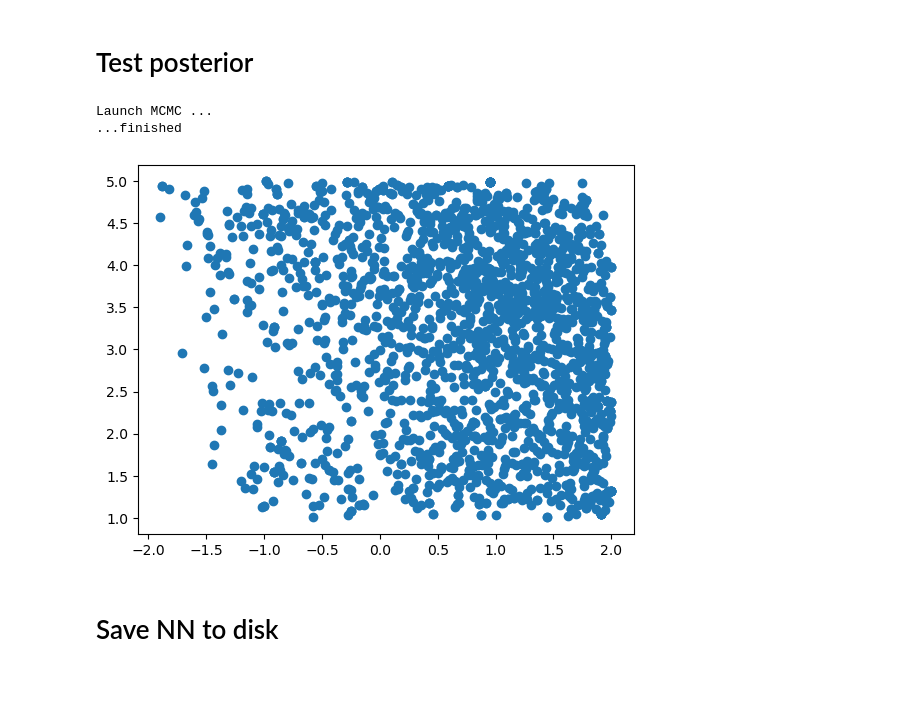
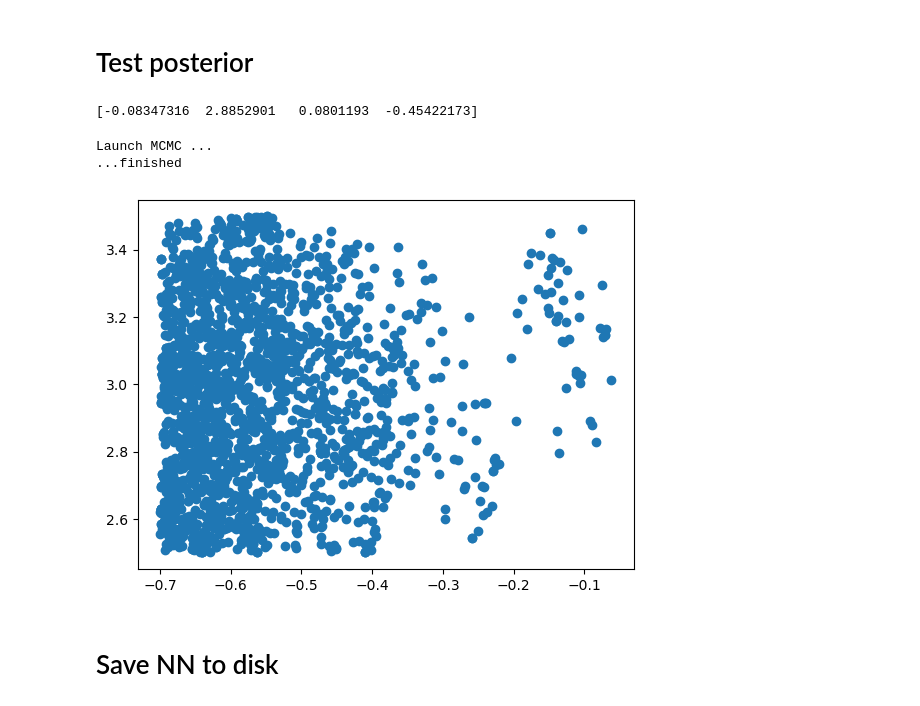
Before and after one commit to a-trigui/ximinf, a Jupyter notebook: notebooks/2_train_nn.ipynb, the cells around one changed output. Saved outputs shown, nothing was run; the diff lists cells and outputs as text; code cells hidden in the pictures.

Commit message:
Test of new labeling scheme

```diff
--- a/notebooks/2_train_nn.ipynb
+++ b/notebooks/2_train_nn.ipynb
@@ -47,7 +52,7 @@ METAL
 # Import training data
 # %%
 # Path to the new HDF5 file
-file_path = "../data/SIM/simulations_100000_1000_S_full.h5"
+file_path = "../data/SIM/simulations_10000_500_S_full.h5"
 
 with h5py.File(file_path, "r") as f:
     # Parameters: load directly as (N,) JAX arrays
@@ -182,7 +238,7 @@ data_concat = jnp.concatenate(data_arrays, axis=-1)
 inputs = jnp.concatenate([data_concat, mask, param_masked], axis=-1)
 
 # Output labels
-outputs = label_mask.astype(jnp.int32)[:, None]
+outputs = labels.astype(jnp.int32)[:, None]
 
 print("Input shape:", inputs.shape)    # (N, M*n_cols + M + n_params)
 print("Output shape:", outputs.shape)  # (N, 1)
@@ -408,7 +468,7 @@ nnx.display(model)
 # Initialise metrics history
 metrics_history = {'train_loss': [], 'train_accuracy': [], 'test_loss': [], 'test_accuracy': []}
 # %%
-n_batch = 200
+n_batch = 40
 
 # Define the learning rate schedule
 learning_rate_schedule = optax.exponential_decay(
@@ -571,0 +620,29 @@ MCMC finished
+# %%
+alpha_grid = jnp.linspace(0, 1, 50)
+
+if backend == "METAL":
+    # METAL GPU branch
+    print("Launching MCMC (JIT‐compiled) on METAL GPU...")
+    with jax.default_device(cpu):      # gpu is your METAL device
+        ecp, post, key = nnte.compute_ecp_tarp_jitted_with_progress(
+            model, xy_test, theta_star, alpha_grid, 100, 100, key, BOUNDS
+        )
+    print("MCMC finished on METAL")
+
+elif backend == "cuda":
+    # CUDA GPU branch
+    print("Launching MCMC (JIT‐compiled) on CUDA GPU...")
+    with jax.default_device(gpu):      # gpu is your CUDA device
+        ecp, f_vals, post, key = nnte.compute_ecp_tarp_jitted(
+            model, xy_test, theta_star, alpha_grid, 100, 100, key, BOUNDS
+        )
+    print("MCMC finished on CUDA")
+
+else:
+    # CPU fallback
+    print("Launching MCMC (JIT‐compiled) on CPU...")
+    with jax.default_device(cpu):
+        ecp, post, key = nnte.compute_ecp_tarp_jitted_with_progress(
+            model, xy_test, theta_star, alpha_grid, 100, 100, key, BOUNDS
+        )
+    print("MCMC finished on CPU")
@@ -595,5 +675,9 @@ plt.show()
 # %% [markdown]
 # Test posterior
+# %%
+print(theta_star[1,:])
+# %% [output]
+[-0.08347316  2.8852901   0.0801193  -0.45422173]
 # %%
 test_data = xy_test[1,:]
 
@@ -624,10 +708,10 @@ Launch MCMC ...
 # samples = post.at[:, 2].add(19.3)  # does not copy unnecessarily
 # samples_np = np.array(samples)     # only one device-to-host copy
 # %%
-plt.scatter(post[:,0], post[:,1])
+plt.scatter(post[:,3], post[:,1])
 plt.show()
 # %% [output]
-[figure, old version]
+[figure, new version]
 # %% [markdown]
 # Save NN to disk
 # %%
```
Also changed, not shown: parts of 18 cells of this notebook.
